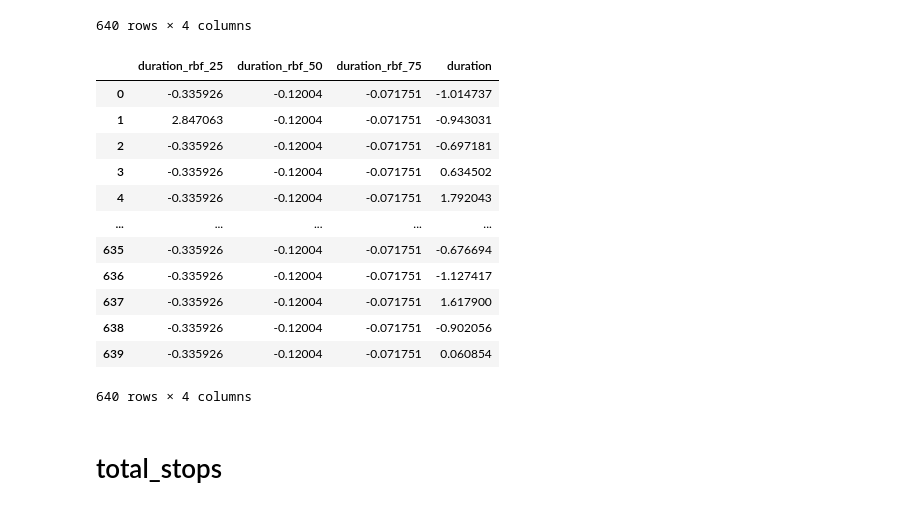
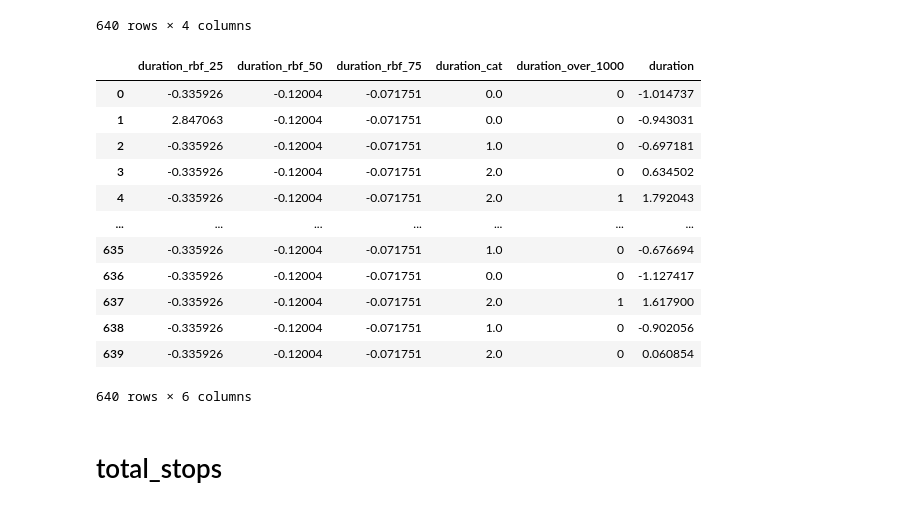
Before and after one commit to OptimisedLEarning/SAGEMAKER_Flight_price-_prediction, a Jupyter notebook: notebook/feature_engg.ipynb, the cells around one changed output. Drawn from its saved outputs; the diff is of its cells as text; code cells hidden in the pictures.

Commit message:
total stops pipes  modified

```diff
--- a/notebook/feature_engg.ipynb
+++ b/notebook/feature_engg.ipynb
@@ -533,40 +534,69 @@ RBFPercentileSimilarity(percentiles=[0.4, 0.8]).fit_transform(x_train)
 | 638 | 0.000000e+00 | 0.0 | 0.904837 | 0.904837 |
 | 639 | 0.000000e+00 | 0.0 | 1.000000 | 1.000000 |
 640 rows × 4 columns
+# %%
+def duration_category(X, short=180, med=400):
+	return (
+		X
+		.assign(duration_cat=np.select([X.duration.lt(short),
+									    X.duration.between(short, med, inclusive="left")],
+									   ["short", "medium"],
+									   default="long"))
+		.drop(columns="duration")
+	)
+# %%
+def is_over(X, value=1000):
+	return (
+		X
+		.assign(**{
+			f"duration_over_{value}": X.duration.ge(value).astype(int)
+		})
+		.drop(columns="duration")
+	)
 # %%
-duration_pipe =Pipeline(steps=[
+duration_pipe1 =Pipeline(steps=[
     ("rbf",RBFPercentileSimilarity()),
     ("scler",PowerTransformer())
 
 ])
+
+duration_pipe2 = Pipeline(steps=[
+	("cat", FunctionTransformer(func=duration_category)),
+	("encoder", OrdinalEncoder(categories=[["short", "medium", "long"]]))
+])
+
+
+
 duration_union=FeatureUnion(transformer_list=[
-    ("Part1",duration_pipe),
-    ("Part2", StandardScaler())
+    ("Part1",duration_pipe1),
+    ("Part2", duration_pipe2),
+    ("part3", FunctionTransformer(func=is_over)),
+	("part4", StandardScaler())
 ])
 
 
 duration_tranformer = Pipeline(steps=[
     ("outlier",Winsorizer(capping_method="iqr",fold=1.5)),
     ("imputer",SimpleImputer(strategy="median")),
     ("union",duration_union)
 
 ])
 
 duration_tranformer.fit_transform(x_train.loc[:,["duration"]])
 # %% [output]
-|  | duration_rbf_25 | duration_rbf_50 | duration_rbf_75 | duration |
-| 0 | -0.335926 | -0.12004 | -0.071751 | -1.014737 |
-| 1 | 2.847063 | -0.12004 | -0.071751 | -0.943031 |
-| 2 | -0.335926 | -0.12004 | -0.071751 | -0.697181 |
-| 3 | -0.335926 | -0.12004 | -0.071751 | 0.634502 |
-| 4 | -0.335926 | -0.12004 | -0.071751 | 1.792043 |
-| ... | ... | ... | ... | ... |
-| 635 | -0.335926 | -0.12004 | -0.071751 | -0.676694 |
-| 636 | -0.335926 | -0.12004 | -0.071751 | -1.127417 |
-| 637 | -0.335926 | -0.12004 | -0.071751 | 1.617900 |
-| 638 | -0.335926 | -0.12004 | -0.071751 | -0.902056 |
-| 639 | -0.335926 | -0.12004 | -0.071751 | 0.060854 |
+|  | duration_rbf_25 | duration_rbf_50 | duration_rbf_75 | duration_cat | duration_over_1000 | duration |
+| 0 | -0.335926 | -0.12004 | -0.071751 | 0.0 | 0 | -1.014737 |
+| 1 | 2.847063 | -0.12004 | -0.071751 | 0.0 | 0 | -0.943031 |
+| 2 | -0.335926 | -0.12004 | -0.071751 | 1.0 | 0 | -0.697181 |
+| 3 | -0.335926 | -0.12004 | -0.071751 | 2.0 | 0 | 0.634502 |
+| 4 | -0.335926 | -0.12004 | -0.071751 | 2.0 | 1 | 1.792043 |
+| ... | ... | ... | ... | ... | ... | ... |
+| 635 | -0.335926 | -0.12004 | -0.071751 | 1.0 | 0 | -0.676694 |
+| 636 | -0.335926 | -0.12004 | -0.071751 | 0.0 | 0 | -1.127417 |
+| 637 | -0.335926 | -0.12004 | -0.071751 | 2.0 | 1 | 1.617900 |
+| 638 | -0.335926 | -0.12004 | -0.071751 | 1.0 | 0 | -0.902056 |
+| 639 | -0.335926 | -0.12004 | -0.071751 | 2.0 | 0 | 0.060854 |
-640 rows × 4 columns
+640 rows × 6 columns
 # %% [markdown]
 # total_stops
 # %%
```
Also changed, not shown: parts of 8 cells of this notebook.
